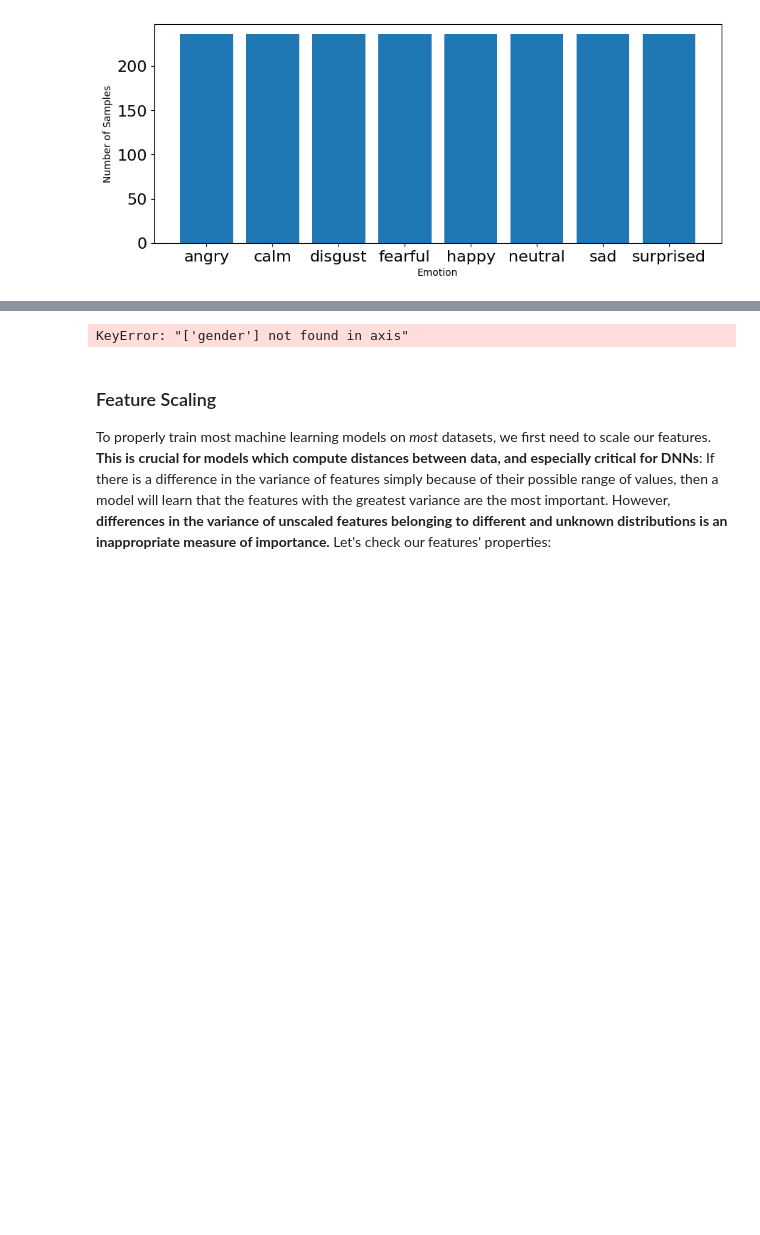
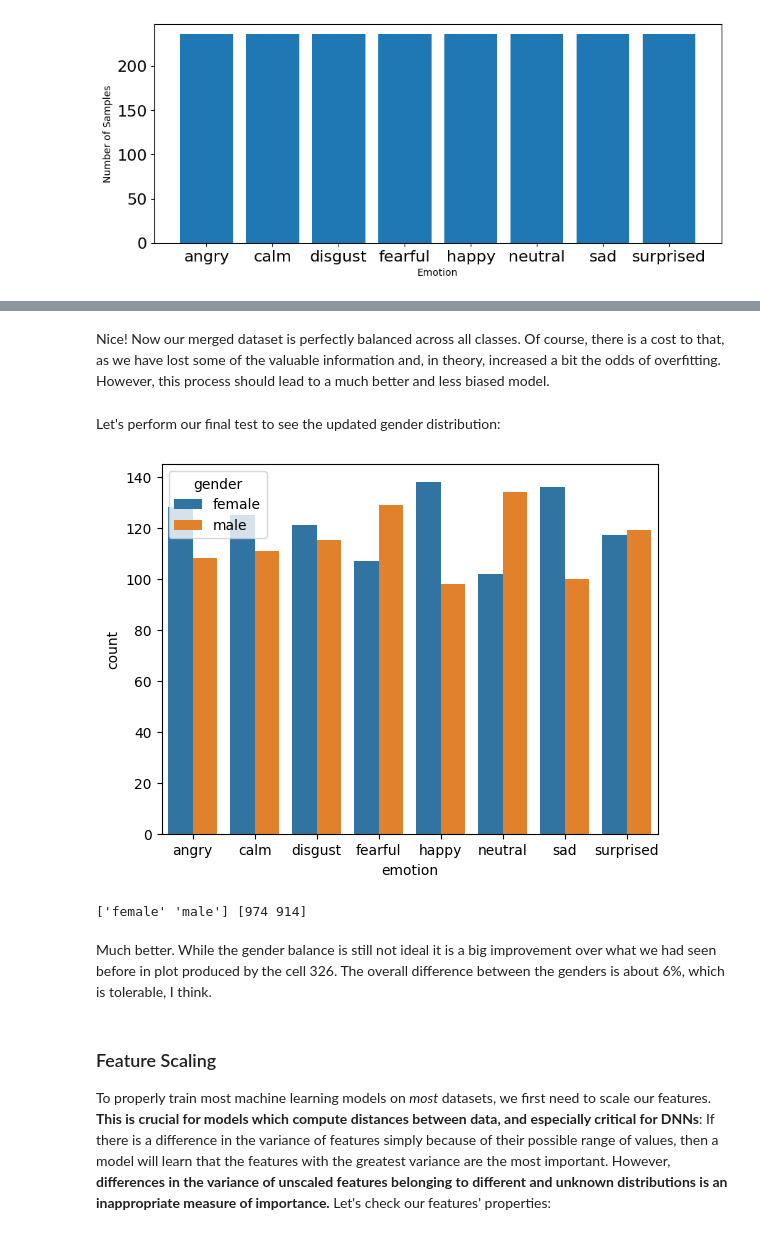
Before and after one commit to shaaagri/iat481-wk3, a Jupyter notebook: Week_3_MachineLearning.ipynb, the cells around one changed output, grey strips where cells are left out. Saved outputs shown, nothing was run; the diff lists cells and outputs as text; code cells hidden in the pictures; blank space fills up the shorter version.

```diff
--- a/Week_3_MachineLearning.ipynb
+++ b/Week_3_MachineLearning.ipynb
@@ -582,8 +566,26 @@ features_ros
-# %%
-features = features.drop(columns='gender')
-features
-# %% [output]
-KeyError: "['gender'] not found in axis"
+# %% [markdown]
+Nice! Now our merged dataset is perfectly balanced across all classes. Of course, there is a cost to that, as we have lost some of the valuable information and, in theory, increased a bit the odds of overfitting. However, this process should lead to a much better and less biased model.
+# %%
+# Replacing the feature matrix with the balanced data
+# Also, pulling up the gender data, replacing the array and removing the column with gender data from the feature matrix
+features = features_ros.drop(features_ros.columns[i], axis=1)
+genders = features_ros.loc[:,180].values
+# %%
+# Replacing the emotion array with the balanced data
+emotions = emotions_ros
+# %% [markdown]
+Let's perform our final test to see the updated gender distribution:
+# %%
+plot_emotions_by_gender(emotions, genders)
+# %% [output]
+[figure, added]
+# %%
+gender_classes, counts = np.unique(genders, return_counts=True)
+print(gender_classes, counts)
+# %% [output]
+['female' 'male'] [974 914]
+# %% [markdown]
+Much better. While the gender balance is still not ideal it is a big improvement over what we had seen before in plot produced by the cell 326. The overall difference between the genders is about 6%, which is tolerable, I think.
 # %% [markdown]
 ### Feature Scaling
 To properly train most machine learning models on _most_ datasets, we first need to scale our features. **This is crucial for models which compute distances between data, and especially critical for DNNs**: If there is a difference in the variance of features simply because of their possible range of values, then a model will learn that the features with the greatest variance are the most important. However, **differences in the variance of unscaled features belonging to different and unknown distributions is an inappropriate measure of importance.** Let's check our features' properties:
```
Also changed, not shown: parts of 1 cell of this notebook.
